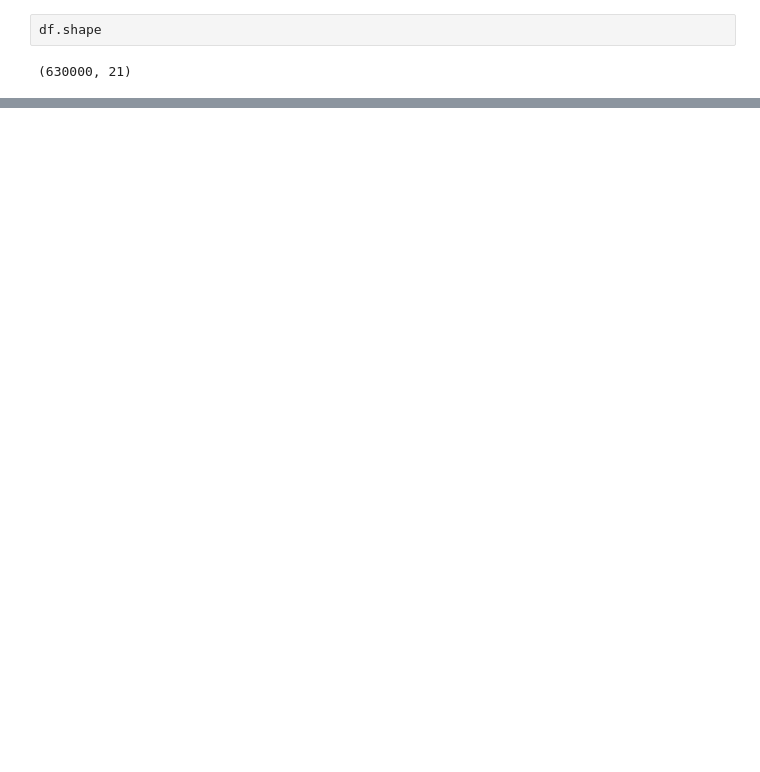
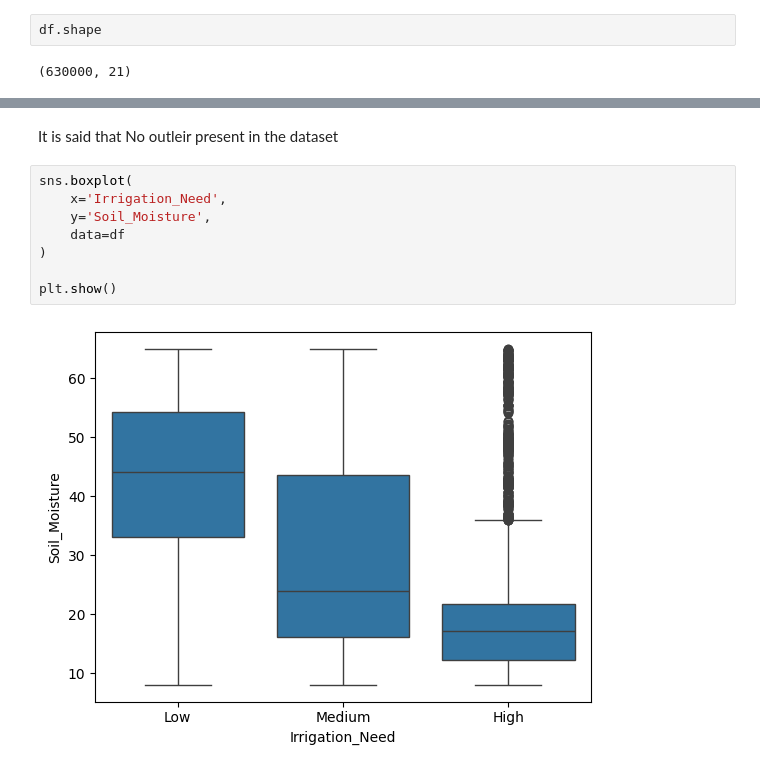
Before and after one commit to Goal48/kaggle-s6e4-irrigation, a Jupyter notebook: kaggle_s6e4_irrigation.ipynb, the cells around one changed output, grey strips where cells are left out. Drawn from its saved outputs; the diff is of its cells as text; blank space fills up the shorter version.

```diff
--- a/kaggle_s6e4_irrigation.ipynb
+++ b/kaggle_s6e4_irrigation.ipynb
@@ -29,0 +246,12 @@ df.shape
+# %% [markdown]
+It is said that No outleir present in the dataset
+# %%
+sns.boxplot(
+    x='Irrigation_Need',
+    y='Soil_Moisture',
+    data=df
+)
+
+plt.show()
+# %% [output]
+[figure, added]
```
Also changed, not shown: parts of 33 cells of this notebook.
